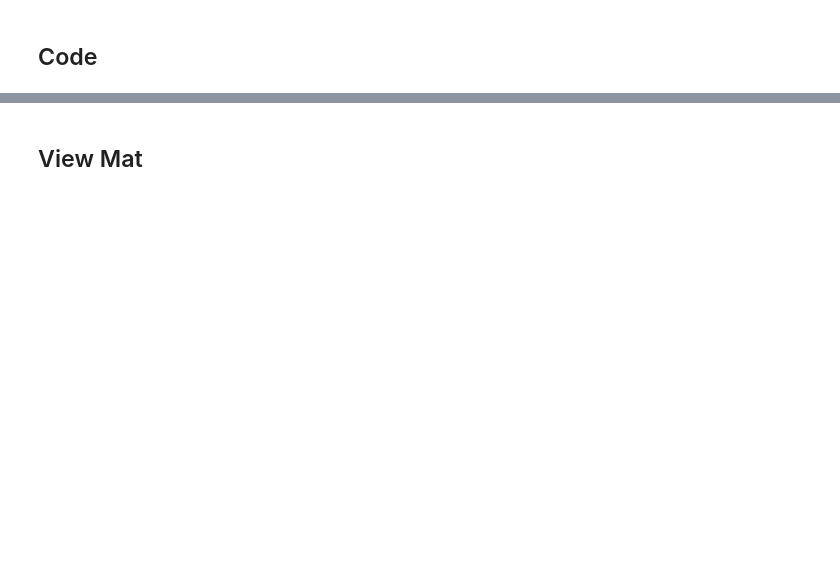
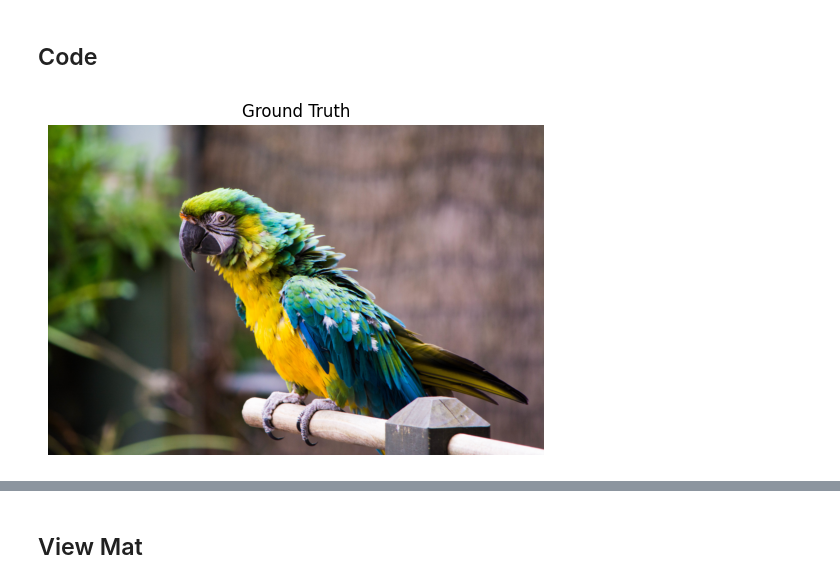
Before and after one commit to Pandula-2000/INR, a Jupyter notebook: Playground/Wire Implementation/raised_cosine.ipynb, the cells around one changed output, grey strips where cells are left out. Saved outputs shown, nothing was run; the diff lists cells and outputs as text; code cells hidden in the pictures; blank space fills up the shorter version.

```diff
--- a/Playground/Wire Implementation/raised_cosine.ipynb
+++ b/Playground/Wire Implementation/raised_cosine.ipynb
@@ -44,9 +44,16 @@ maxpoints = 256*256     # Batch size
 # %%
 # Read image and scale. A scale of 0.5 for parrot image ensures that it
 # fits in a 12GB GPU
 im = utils.normalize(plt.imread('images/parrot.png').astype(np.float32), True)
 im = cv2.resize(im, None, fx=1/2, fy=1/2, interpolation=cv2.INTER_AREA)
 H, W, _ = im.shape
+
+plt.imshow(im)
+plt.title('Ground Truth')
+plt.axis('off')  # Hide axis
+plt.show()
+# %% [output]
+[figure, added]
 # %%
 # Create a noisy image
 im_noisy = utils.measure(im, noise_snr, tau)
```
Also changed, not shown: parts of 9 cells of this notebook, 5 other files.
